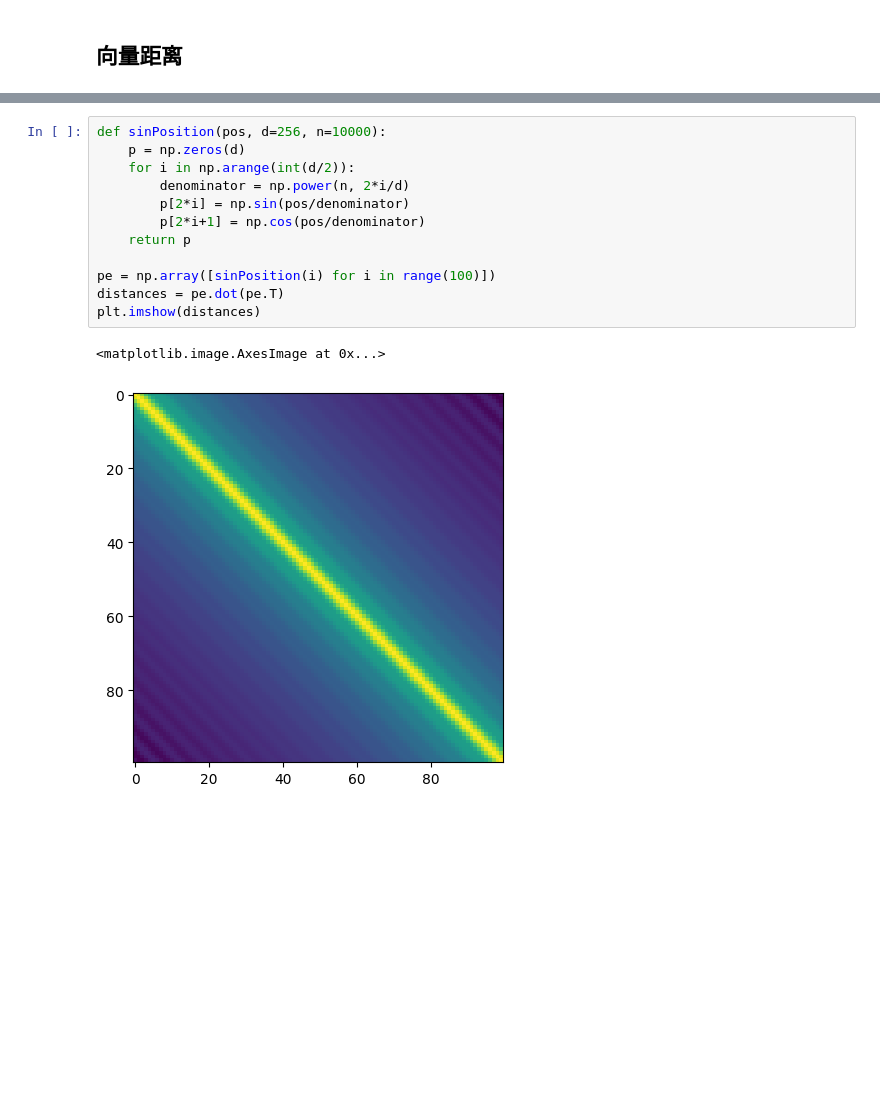
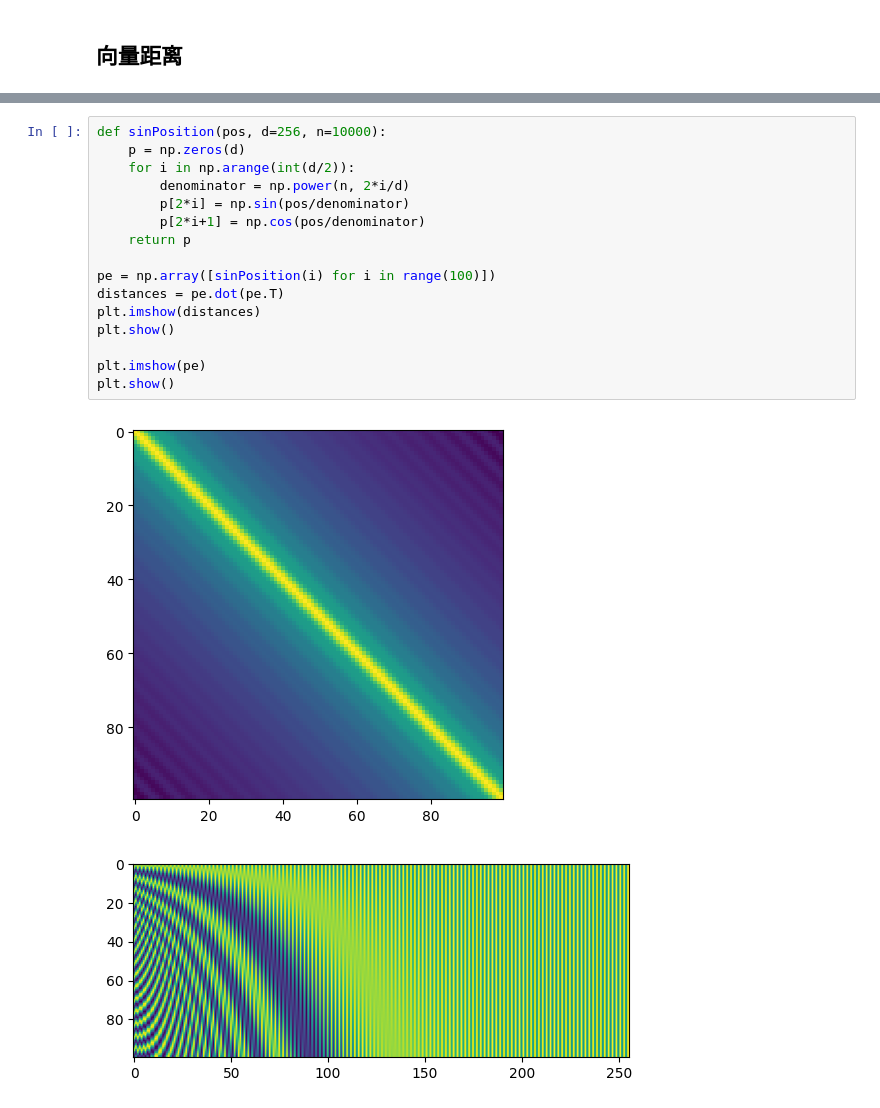
Before and after one commit to flaneur2020/flaneur2020.github.io, a Jupyter notebook: exercises/positional-encoding/pe.ipynb, the cells around one changed output, grey strips where cells are left out. Cells and saved outputs as stored; diff of their text form; blank space fills up the shorter version.

```diff
--- a/exercises/positional-encoding/pe.ipynb
+++ b/exercises/positional-encoding/pe.ipynb
@@ -153,15 +158,19 @@ plt.imshow(distances)
 # %%
 def sinPosition(pos, d=256, n=10000):
     p = np.zeros(d)
     for i in np.arange(int(d/2)):
         denominator = np.power(n, 2*i/d)
         p[2*i] = np.sin(pos/denominator)
         p[2*i+1] = np.cos(pos/denominator)
     return p
 
 pe = np.array([sinPosition(i) for i in range(100)])
 distances = pe.dot(pe.T)
 plt.imshow(distances)
+plt.show()
+
+plt.imshow(pe)
+plt.show()
 # %% [output]
-<matplotlib.image.AxesImage at 0x...>
 [figure]
+[figure, added]
```
Also changed, not shown: parts of 1 cell of this notebook.
